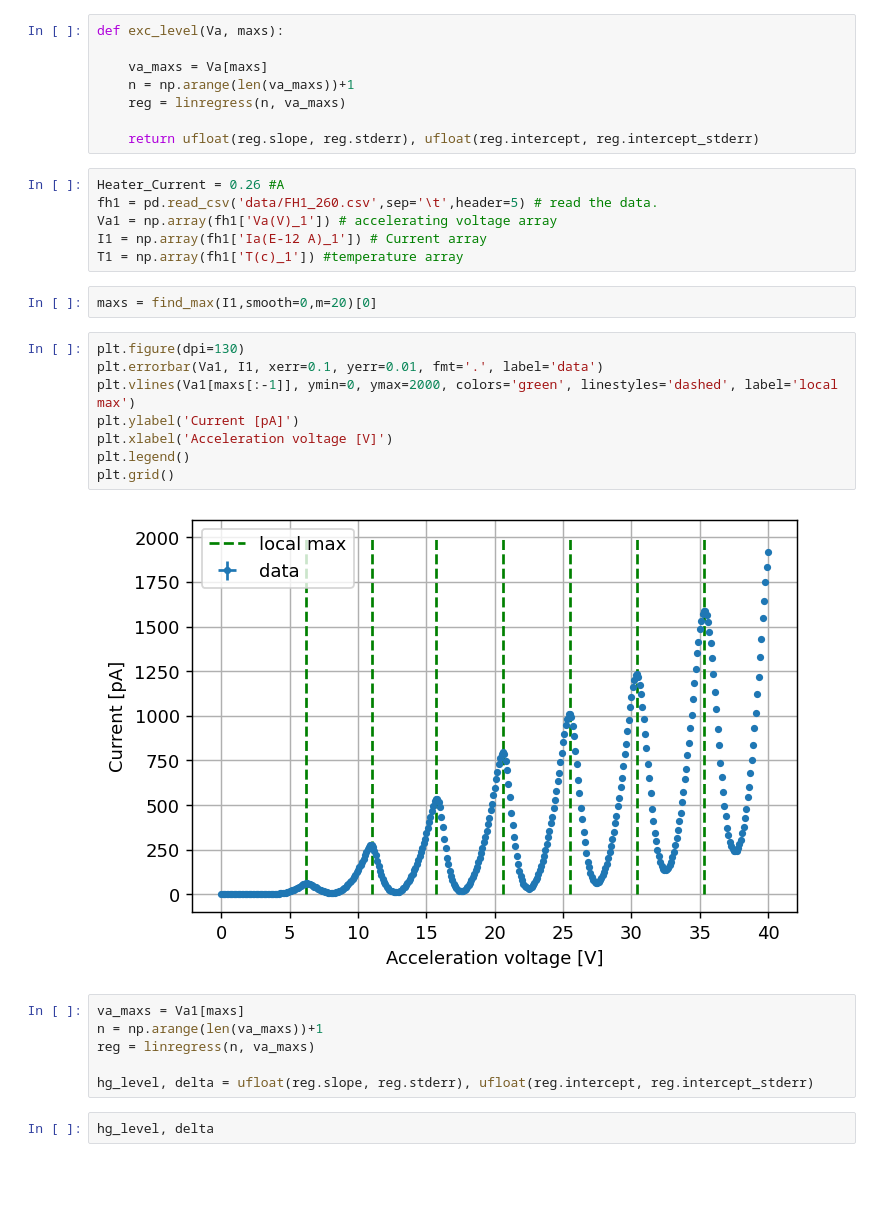
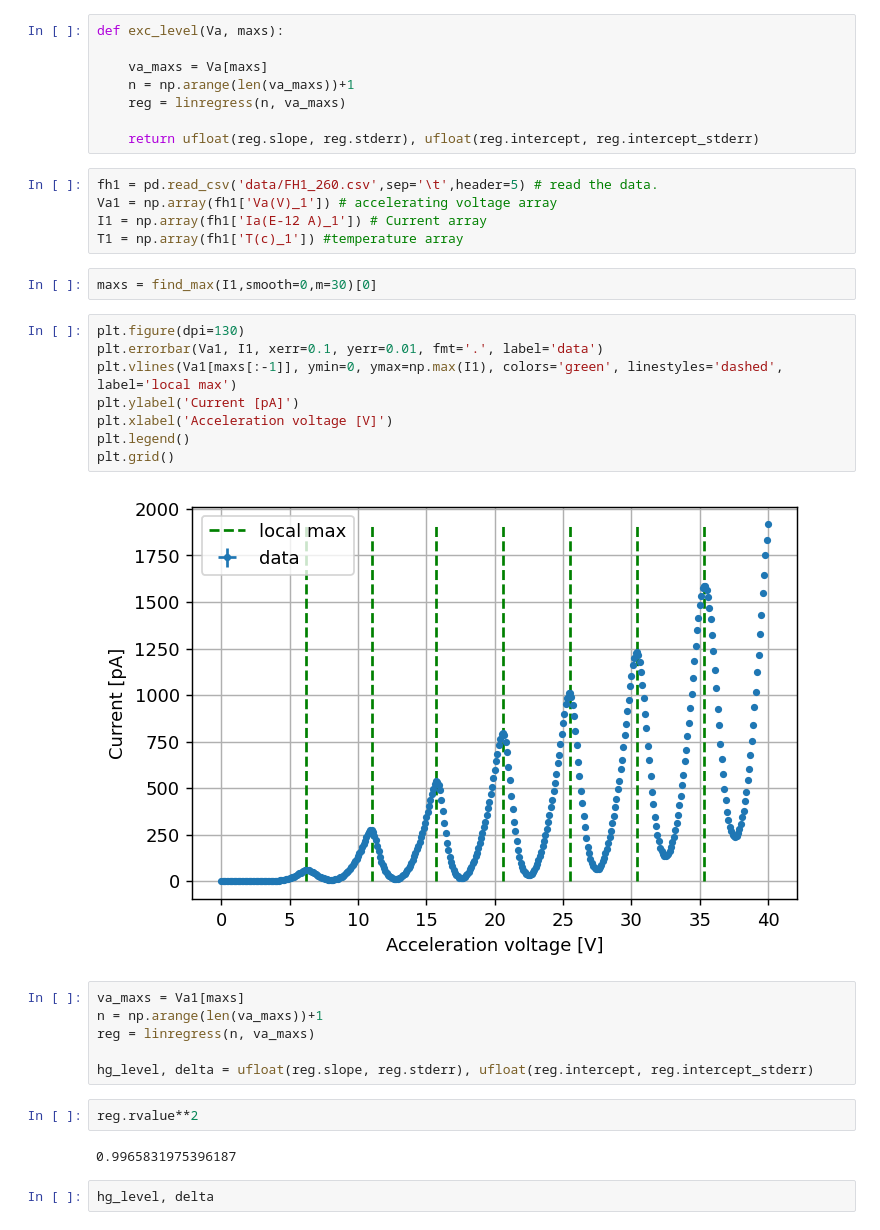
Before and after one commit to FlipperCoin/lab-4, a Jupyter notebook: franck_hertz/franck_hertz.ipynb, the cells around one changed output. Saved outputs shown, nothing was run; the diff lists cells and outputs as text; blank space fills up the shorter version.

```diff
--- a/franck_hertz/franck_hertz.ipynb
+++ b/franck_hertz/franck_hertz.ipynb
@@ -58,29 +58,32 @@ def exc_level(Va, maxs):
 
     return ufloat(reg.slope, reg.stderr), ufloat(reg.intercept, reg.intercept_stderr)
 # %%
-Heater_Current = 0.26 #A
 fh1 = pd.read_csv('data/FH1_260.csv',sep='\t',header=5) # read the data.
 Va1 = np.array(fh1['Va(V)_1']) # accelerating voltage array
 I1 = np.array(fh1['Ia(E-12 A)_1']) # Current array
 T1 = np.array(fh1['T(c)_1']) #temperature array
 # %%
-maxs = find_max(I1,smooth=0,m=20)[0]
+maxs = find_max(I1,smooth=0,m=30)[0]
 # %%
 plt.figure(dpi=130)
 plt.errorbar(Va1, I1, xerr=0.1, yerr=0.01, fmt='.', label='data')
-plt.vlines(Va1[maxs[:-1]], ymin=0, ymax=2000, colors='green', linestyles='dashed', label='local max')
+plt.vlines(Va1[maxs[:-1]], ymin=0, ymax=np.max(I1), colors='green', linestyles='dashed', label='local max')
 plt.ylabel('Current [pA]')
 plt.xlabel('Acceleration voltage [V]')
 plt.legend()
 plt.grid()
 # %% [output]
-[figure, old version]
+[figure, new version]
 # %%
 va_maxs = Va1[maxs]
 n = np.arange(len(va_maxs))+1
 reg = linregress(n, va_maxs)
 
 hg_level, delta = ufloat(reg.slope, reg.stderr), ufloat(reg.intercept, reg.intercept_stderr)
+# %%
+reg.rvalue**2
+# %% [output]
+0.9965831975396187
 # %%
 hg_level, delta
 # %% [output]
```
Also changed, not shown: parts of 26 cells of this notebook.
